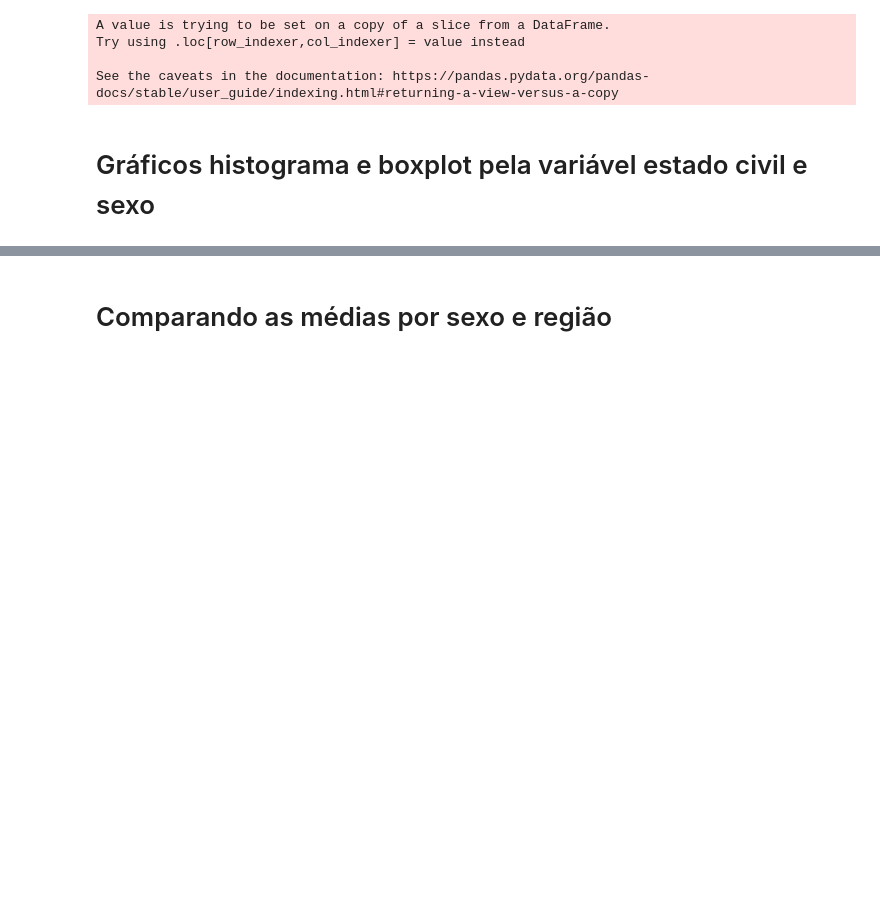
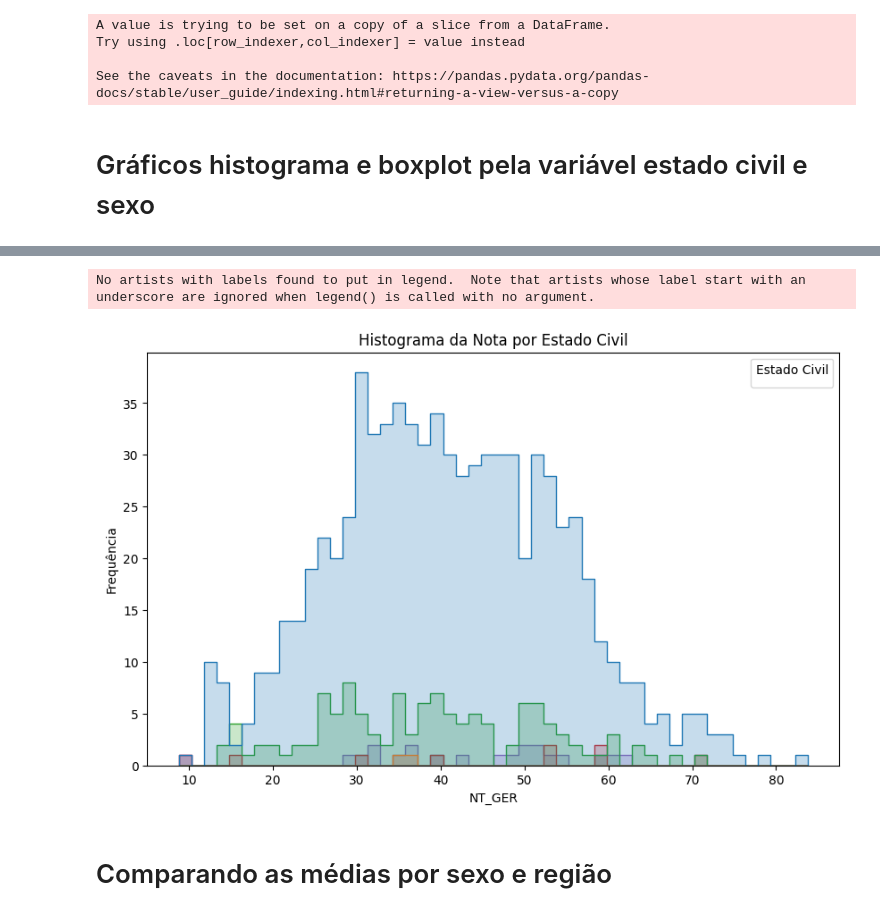
Before and after one commit to ferpatugo/Estatistica-Python, a Jupyter notebook: Aula_Exemplo_PROJETO_FINAL.ipynb, the cells around one changed output, grey strips where cells are left out. Saved outputs shown, nothing was run; the diff lists cells and outputs as text; code cells hidden in the pictures; blank space fills up the shorter version.

```diff
--- a/Aula_Exemplo_PROJETO_FINAL.ipynb
+++ b/Aula_Exemplo_PROJETO_FINAL.ipynb
@@ -232,3 +253,18 @@ fig_box1.show()
+# %%
+import seaborn as sns
+import matplotlib.pyplot as plt
+
+plt.figure(figsize=(10, 6))
+sns.histplot(data=microdados_ti_sem_NA, x='NT_GER', hue='estado_civil2',
+             bins=50, element='step', kde=False, stat='count')
+plt.title('Histograma da Nota por Estado Civil')
+plt.xlabel('NT_GER')
+plt.ylabel('Frequência')
+plt.legend(title='Estado Civil')
+plt.show()
+# %% [output]
+No artists with labels found to put in legend.  Note that artists whose label start with an underscore are ignored when legend() is called with no argument.
+[figure, added]
 # %% [markdown]
 
 # Comparando as médias por sexo e região
```
Also changed, not shown: parts of 12 cells of this notebook.
